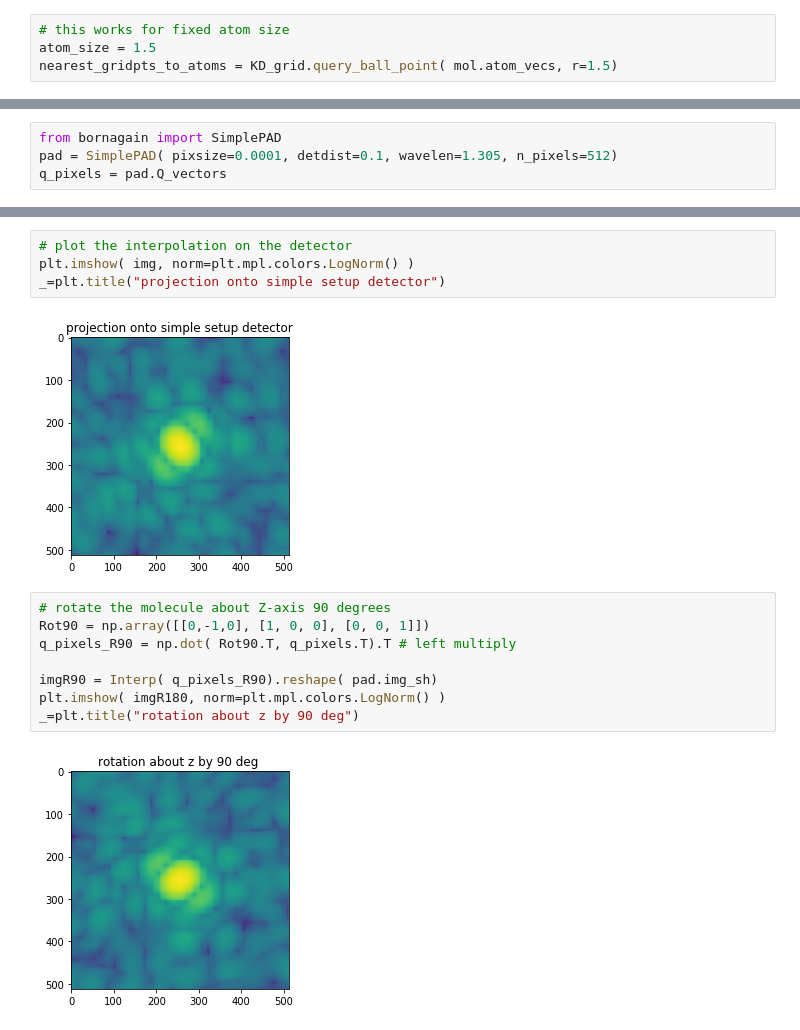
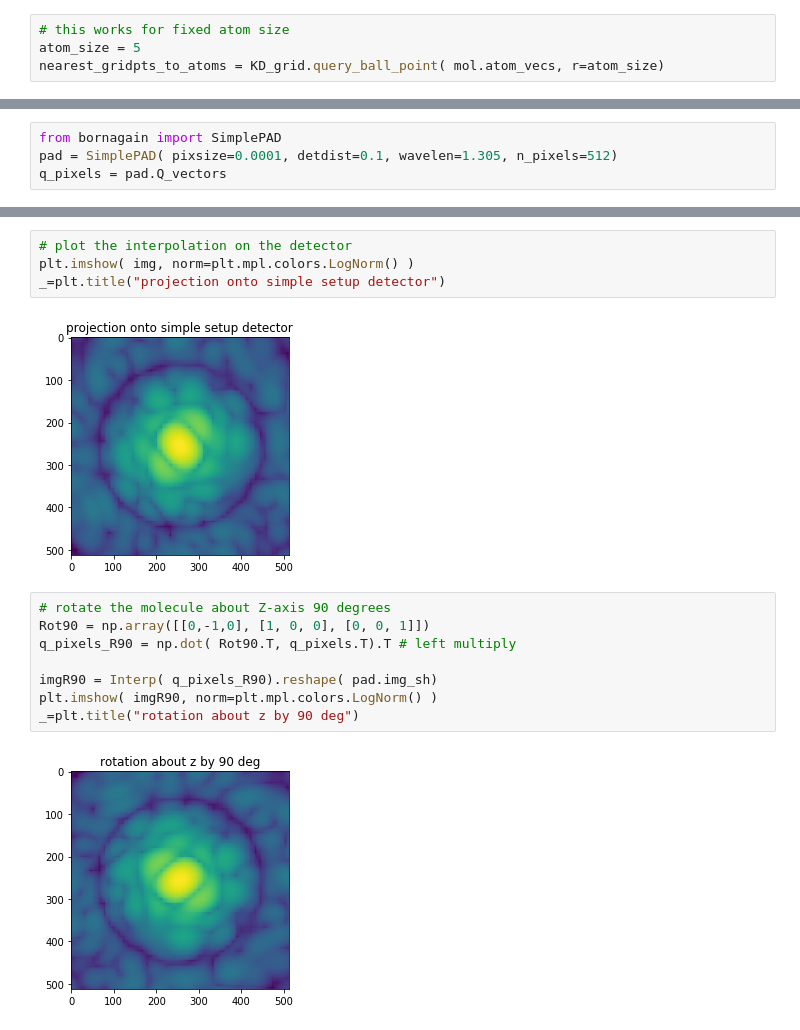
Before and after one commit to dermen/n0t3boox, a Jupyter notebook: kam_simulation_beginnings.ipynb, the cells around one changed output, grey strips where cells are left out. Drawn from its saved outputs; the diff is of its cells as text.

```diff
--- a/kam_simulation_beginnings.ipynb
+++ b/kam_simulation_beginnings.ipynb
@@ -41,7 +53,7 @@ KD_grid = cKDTree(coors)
 # %%
 # this works for fixed atom size
-atom_size = 1.5
-nearest_gridpts_to_atoms = KD_grid.query_ball_point( mol.atom_vecs, r=1.5)
+atom_size = 5
+nearest_gridpts_to_atoms = KD_grid.query_ball_point( mol.atom_vecs, r=atom_size)
 # %%
 dens = np.zeros( x.shape)
 for i,nearest in enumerate( nearest_gridpts_to_atoms):
@@ -85,17 +136,17 @@ Wall time: 122 ms
 plt.imshow( img, norm=plt.mpl.colors.LogNorm() )
 _=plt.title("projection onto simple setup detector")
 # %% [output]
-[figure, old version]
+[figure, new version]
 # %%
 # rotate the molecule about Z-axis 90 degrees
 Rot90 = np.array([[0,-1,0], [1, 0, 0], [0, 0, 1]])
 q_pixels_R90 = np.dot( Rot90.T, q_pixels.T).T # left multiply
 
 imgR90 = Interp( q_pixels_R90).reshape( pad.img_sh)
-plt.imshow( imgR180, norm=plt.mpl.colors.LogNorm() )
+plt.imshow( imgR90, norm=plt.mpl.colors.LogNorm() )
 _=plt.title("rotation about z by 90 deg")
 # %% [output]
-[figure, old version]
+[figure, new version]
 # %%
 # do a random rotation
 from bornagain.utils import random_rotation as RandRot
```
Also changed, not shown: parts of 13 cells of this notebook.
